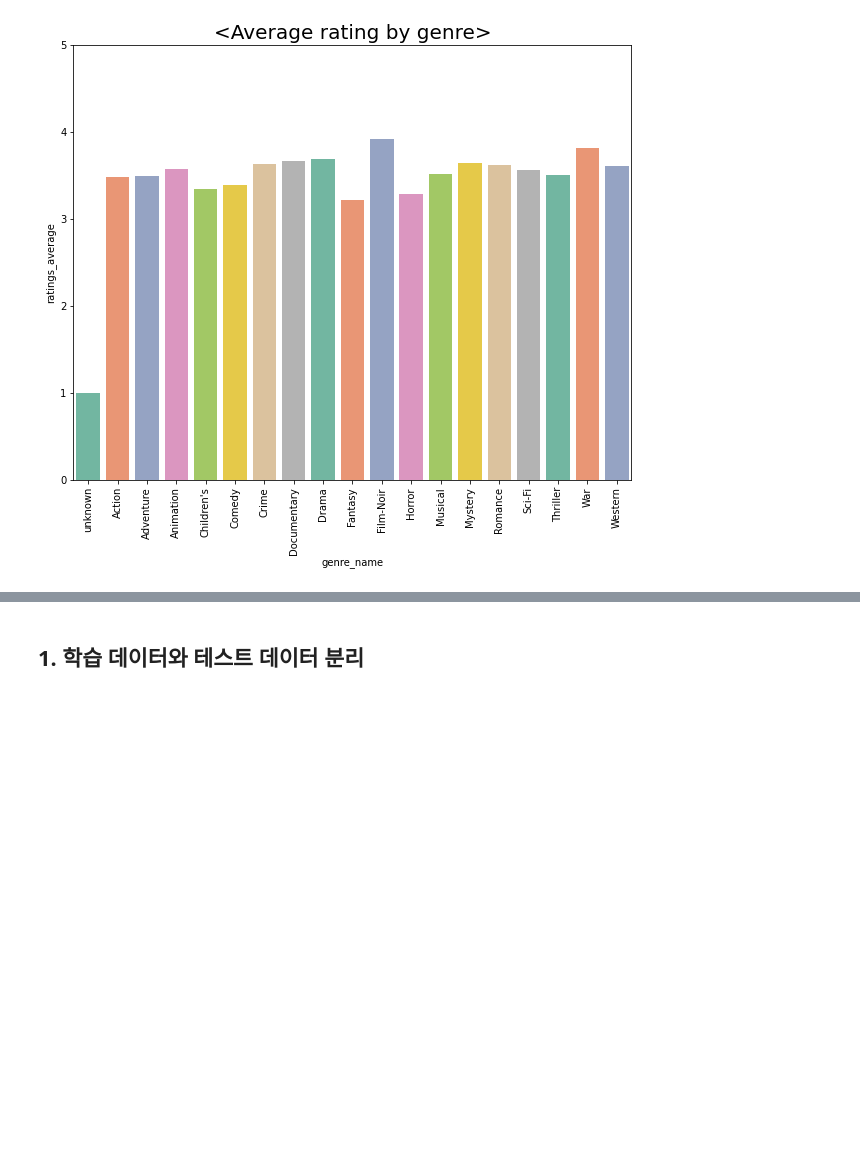
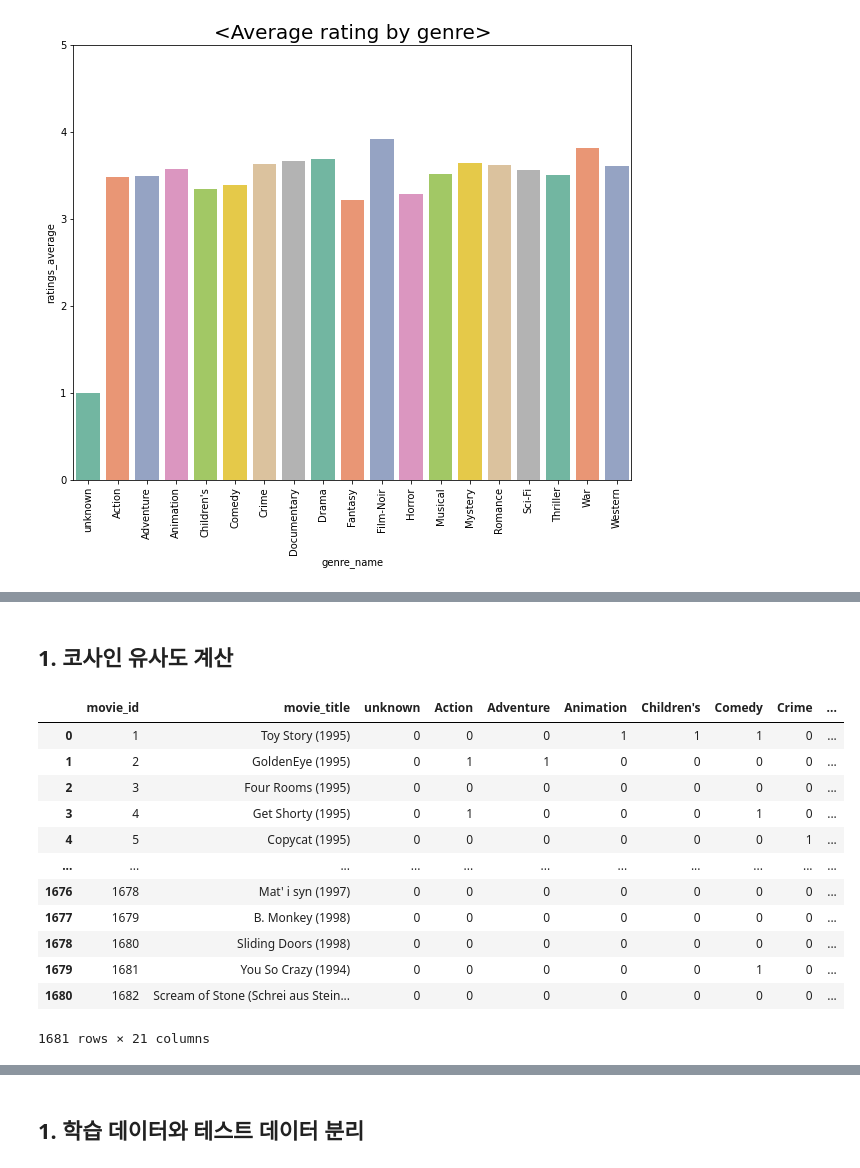
Before and after one commit to donghwi2022/ds-sa-cp02, a Jupyter notebook: ds_sa_cp2_신동휘.ipynb, the cells around one changed output, grey strips where cells are left out. Saved outputs shown, nothing was run; the diff lists cells and outputs as text; code cells hidden in the pictures; blank space fills up the shorter version.

```diff
--- a/ds_sa_cp2_신동휘.ipynb
+++ b/ds_sa_cp2_신동휘.ipynb
@@ -167,0 +174,20 @@ plt.show()
+# %% [markdown]
+## 1. 코사인 유사도 계산
+# %%
+# 영화ID별 영화명과 장르를 나타낸 데이터프레임 생성
+movie_df = df.drop_duplicates(['movie_id']).drop(columns=['user_id', 'rating', 'timestamp', 'age', 'gender','occupation']).sort_values('movie_id').reset_index(drop=True)
+movie_df
+# %% [output]
+|  | movie_id | movie_title | unknown | Action | Adventure | Animation | Children's | Comedy | Crime | ... |
+| 0 | 1 | Toy Story (1995) | 0 | 0 | 0 | 1 | 1 | 1 | 0 | ... |
+| 1 | 2 | GoldenEye (1995) | 0 | 1 | 1 | 0 | 0 | 0 | 0 | ... |
+| 2 | 3 | Four Rooms (1995) | 0 | 0 | 0 | 0 | 0 | 0 | 0 | ... |
+| 3 | 4 | Get Shorty (1995) | 0 | 1 | 0 | 0 | 0 | 1 | 0 | ... |
+| 4 | 5 | Copycat (1995) | 0 | 0 | 0 | 0 | 0 | 0 | 1 | ... |
+| ... | ... | ... | ... | ... | ... | ... | ... | ... | ... | ... |
+| 1676 | 1678 | Mat' i syn (1997) | 0 | 0 | 0 | 0 | 0 | 0 | 0 | ... |
+| 1677 | 1679 | B. Monkey (1998) | 0 | 0 | 0 | 0 | 0 | 0 | 0 | ... |
+| 1678 | 1680 | Sliding Doors (1998) | 0 | 0 | 0 | 0 | 0 | 0 | 0 | ... |
+| 1679 | 1681 | You So Crazy (1994) | 0 | 0 | 0 | 0 | 0 | 1 | 0 | ... |
+| 1680 | 1682 | Scream of Stone (Schrei aus Stein... | 0 | 0 | 0 | 0 | 0 | 0 | 0 | ... |
+1681 rows × 21 columns
```
Also changed, not shown: parts of 9 cells of this notebook.
